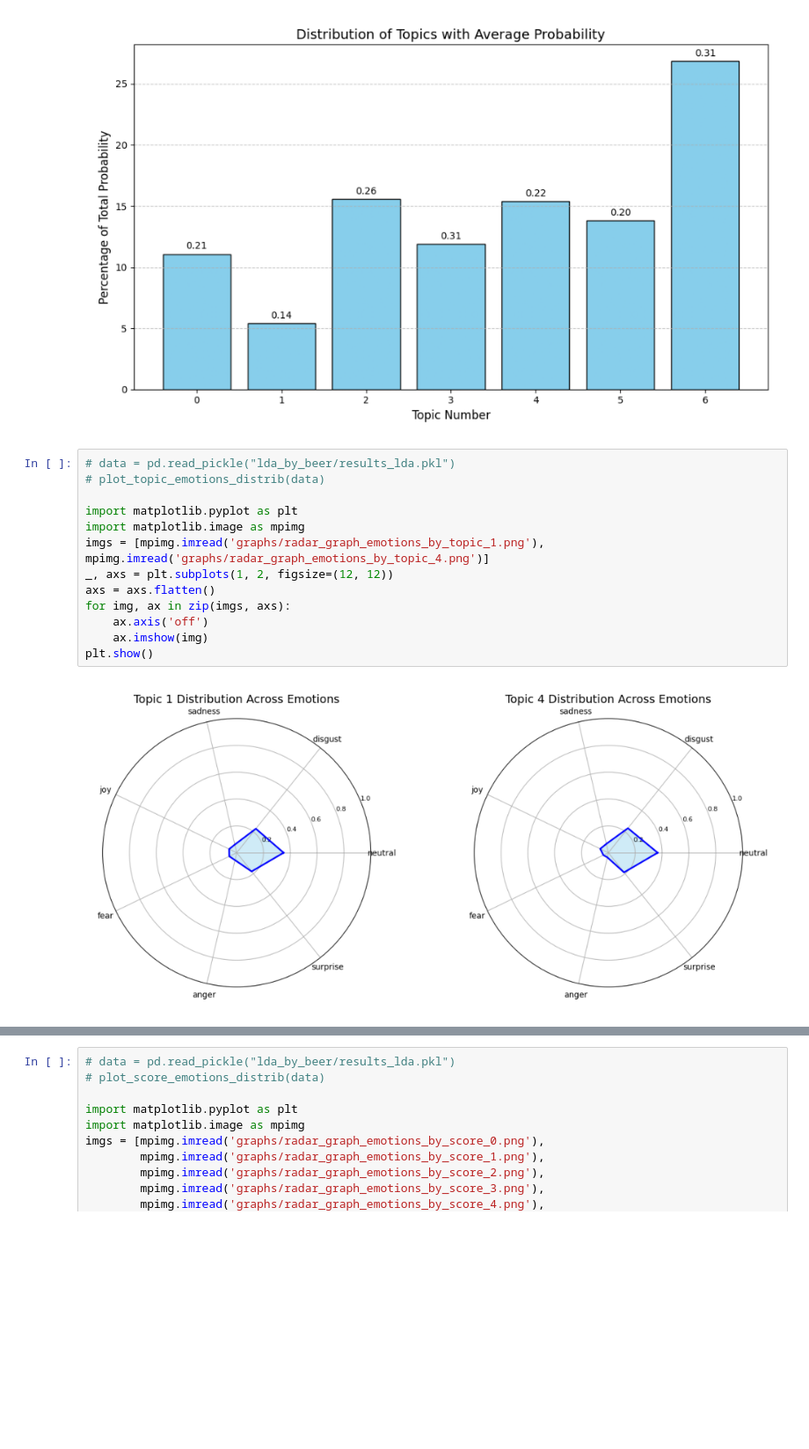
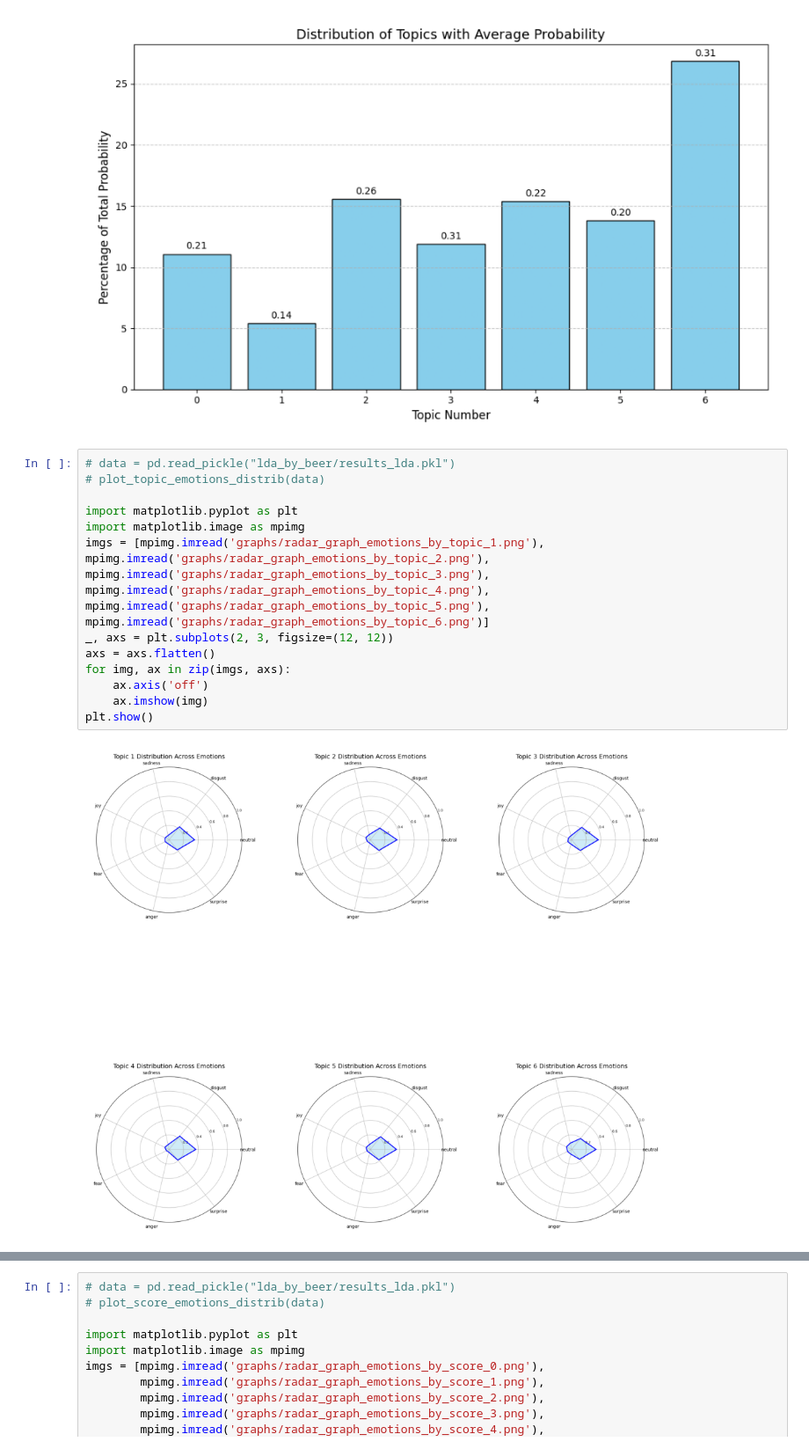
Before and after one commit to epfl-ada/ada-2024-project-awesomedataanalysts, a Jupyter notebook: milestone-3.ipynb, the cells around one changed output, grey strips where cells are left out. Shown: that part at 88% size. Cells and saved outputs as stored; diff of their text form; blank space fills up the shorter version.

```diff
--- a/milestone-3.ipynb
+++ b/milestone-3.ipynb
@@ -171,15 +247,15 @@ plt.show()
 # %%
 # data = pd.read_pickle("lda_by_beer/results_lda.pkl")
 # plot_topic_emotions_distrib(data)
 
 import matplotlib.pyplot as plt
 import matplotlib.image as mpimg
-imgs = [mpimg.imread('graphs/radar_graph_emotions_by_topic_1.png'), mpimg.imread('graphs/radar_graph_emotions_by_topic_4.png')]
-_, axs = plt.subplots(1, 2, figsize=(12, 12))
+imgs = [mpimg.imread('graphs/radar_graph_emotions_by_topic_1.png'), mpimg.imread('graphs/radar_graph_emotions_by_topic_2.png'), mpimg.imread('graphs/radar_graph_emotions_by_topic_3.png'), mpimg.imread('graphs/radar_graph_emotions_by_topic_4.png'), mpimg.imread('graphs/radar_graph_emotions_by_topic_5.png'), mpimg.imread('graphs/radar_graph_emotions_by_topic_6.png')]
+_, axs = plt.subplots(2, 3, figsize=(12, 12))
 axs = axs.flatten()
 for img, ax in zip(imgs, axs):
     ax.axis('off')
     ax.imshow(img)
 plt.show()
 # %% [output]
-[figure, old version]
+[figure, new version]
```
Also changed, not shown: parts of 78 cells of this notebook, 4 other files.
